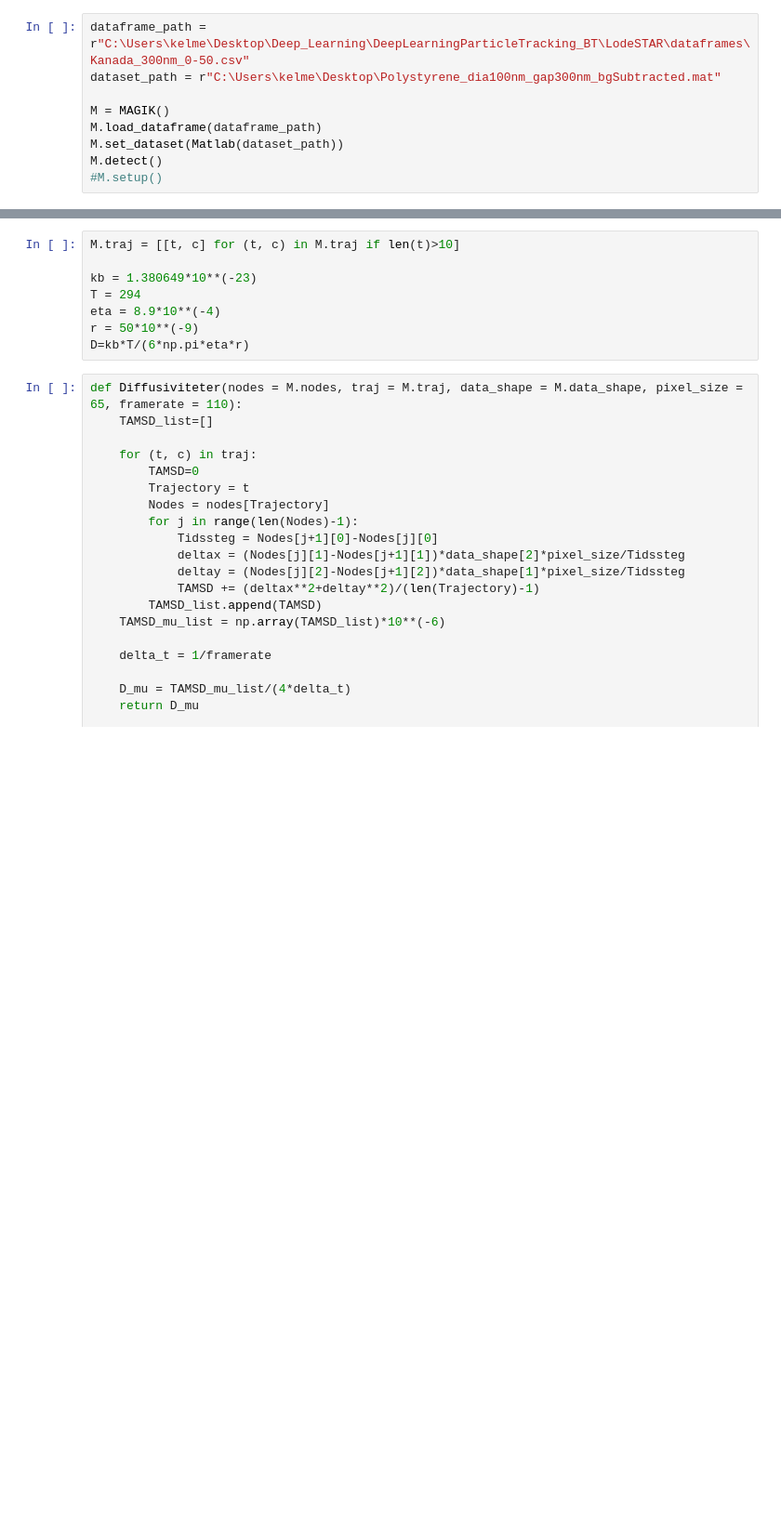
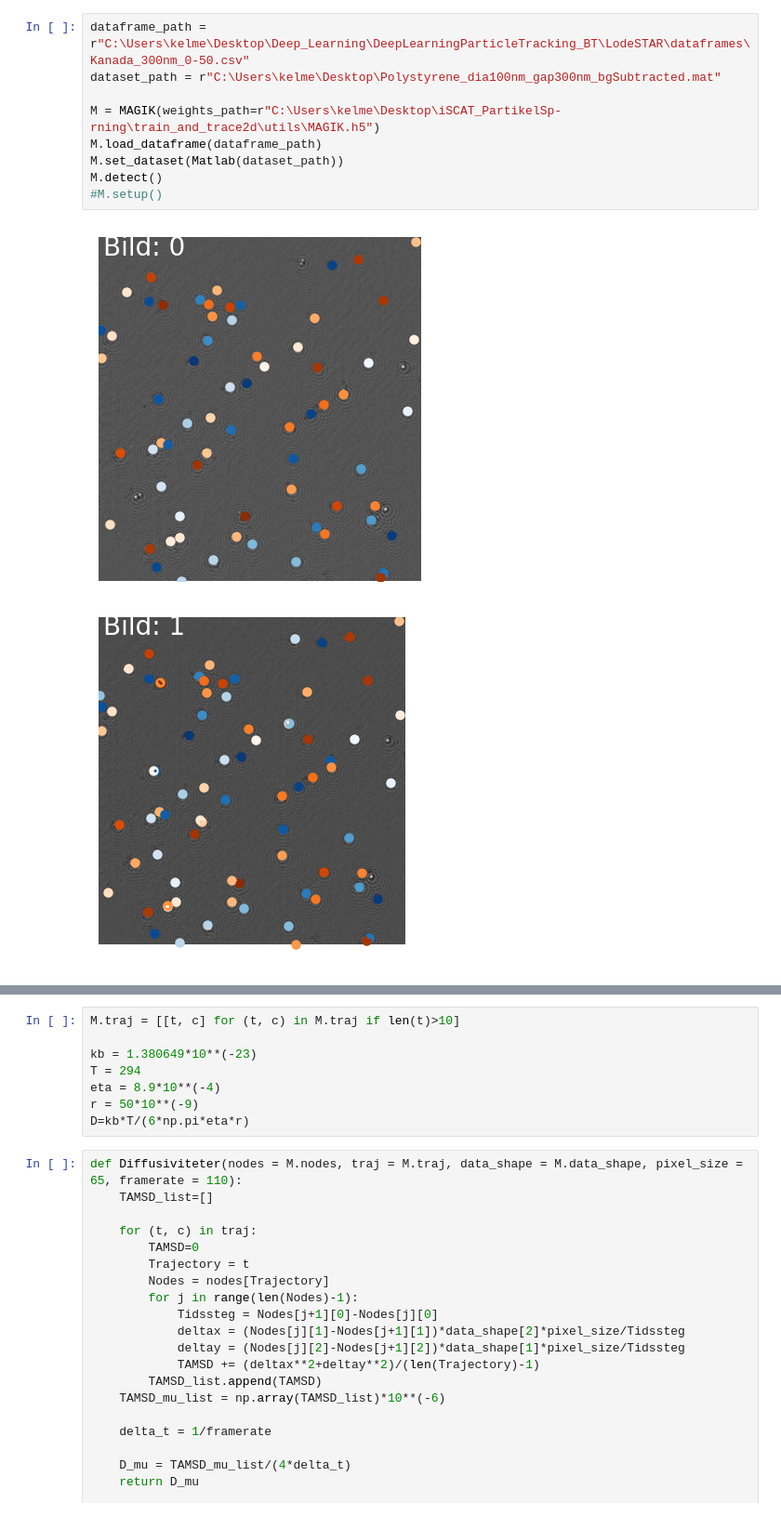
Before and after one commit to aramyamal/iSCAT_PartikelSp-rning, a Jupyter notebook: train_and_trace2d/trace_and_evaluate.ipynb, the cells around one changed output, grey strips where cells are left out. Shown at 93% size. Drawn from its saved outputs; the diff is of its cells as text; blank space fills up the shorter version.

```diff
--- a/train_and_trace2d/trace_and_evaluate.ipynb
+++ b/train_and_trace2d/trace_and_evaluate.ipynb
@@ -45,9 +44,12 @@ ModuleNotFoundError: No module named 'dataset'
 # %%
 dataframe_path = r"C:\Users\kelme\Desktop\Deep_Learning\DeepLearningParticleTracking_BT\LodeSTAR\dataframes\Kanada_300nm_0-50.csv"
 dataset_path = r"C:\Users\kelme\Desktop\Polystyrene_dia100nm_gap300nm_bgSubtracted.mat"
 
-M = MAGIK()
+M = MAGIK(weights_path=r"C:\Users\kelme\Desktop\iSCAT_PartikelSp-rning\train_and_trace2d\utils\MAGIK.h5")
 M.load_dataframe(dataframe_path)
 M.set_dataset(Matlab(dataset_path))
 M.detect()
 #M.setup()
+# %% [output]
+[figure, added]
+[figure, added]
```
Also changed, not shown: parts of 4 cells of this notebook.
